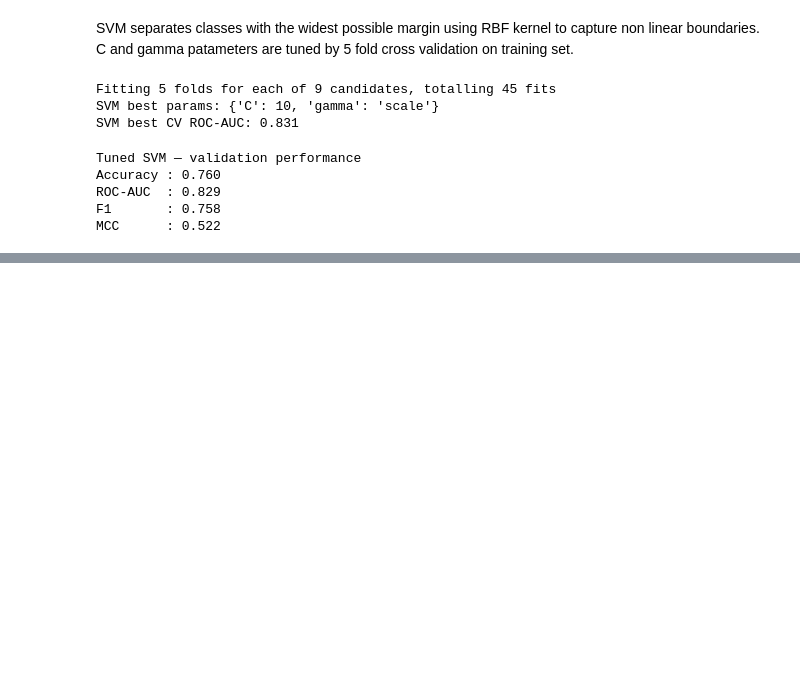
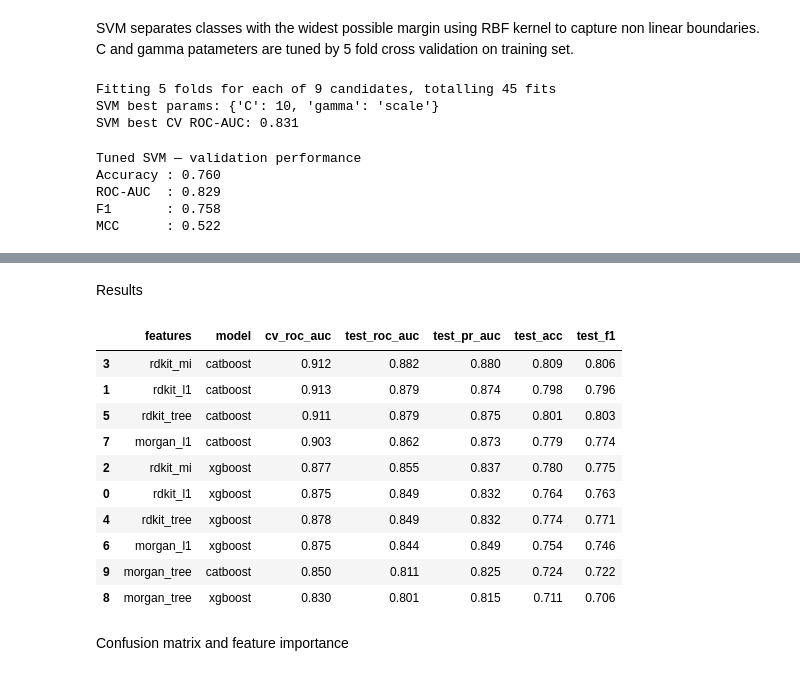
Before and after one commit to celluwee/cheminf-project, a Jupyter notebook: classification/Classification.ipynb, the cells around one changed output, grey strips where cells are left out. Drawn from its saved outputs; the diff is of its cells as text; code cells hidden in the pictures; blank space fills up the shorter version.

```diff
--- a/classification/Classification.ipynb
+++ b/classification/Classification.ipynb
@@ -233,0 +475,33 @@ MCC      : 0.522
+# %%
+feature_sets = {
+    'rdkit_l1': (Xtr_sel, Xva_sel, Xte_sel),
+    'rdkit_mi': (Xtr_mi, Xva_mi, Xte_mi),
+    'rdkit_tree': (Xtr_tree, Xva_tree, Xte_tree),
+    'morgan_l1': (Xtr_morsel, Xva_morsel, Xte_morsel),
+    'morgan_tree': (Xtr_mtree, Xva_mtree, Xte_mtree),
+}
+
+cv = StratifiedKFold(n_splits=5, shuffle=True, random_state=42)
+
+# num of trees motivated by the plots above
+xgb_trees = {
+    'rdkit': [15, 21, 30],
+    'morgan': [55, 71, 90],
+}
+cat_trees = {
+    'rdkit': [200, 281, 350],
+    'morgan': [250, 291, 400],
+}
+
+def get_grid(model_name, feat_type):
+    if model_name == 'xgboost':
+        return {
+            'n_estimators': xgb_trees[feat_type],
+            'max_depth': [3, 5, 7],
+            'learning_rate': [0.03, 0.1],
+        }
+    return {
+        'iterations': cat_trees[feat_type],
+        'depth': [4, 6, 8],
+        'learning_rate': [0.03, 0.05, 0.1],
+    }
@@ -233,0 +564,19 @@ MCC      : 0.522
+# %% [markdown]
+Results
+# %%
+results_cv = pd.DataFrame(rows).sort_values('test_roc_auc', ascending=False)
+results_cv.iloc[:, :-1]
+# %% [output]
+|  | features | model | cv_roc_auc | test_roc_auc | test_pr_auc | test_acc | test_f1 |
+| 3 | rdkit_mi | catboost | 0.912 | 0.882 | 0.880 | 0.809 | 0.806 |
+| 1 | rdkit_l1 | catboost | 0.913 | 0.879 | 0.874 | 0.798 | 0.796 |
+| 5 | rdkit_tree | catboost | 0.911 | 0.879 | 0.875 | 0.801 | 0.803 |
+| 7 | morgan_l1 | catboost | 0.903 | 0.862 | 0.873 | 0.779 | 0.774 |
+| 2 | rdkit_mi | xgboost | 0.877 | 0.855 | 0.837 | 0.780 | 0.775 |
+| 0 | rdkit_l1 | xgboost | 0.875 | 0.849 | 0.832 | 0.764 | 0.763 |
+| 4 | rdkit_tree | xgboost | 0.878 | 0.849 | 0.832 | 0.774 | 0.771 |
+| 6 | morgan_l1 | xgboost | 0.875 | 0.844 | 0.849 | 0.754 | 0.746 |
+| 9 | morgan_tree | catboost | 0.850 | 0.811 | 0.825 | 0.724 | 0.722 |
+| 8 | morgan_tree | xgboost | 0.830 | 0.801 | 0.815 | 0.711 | 0.706 |
+# %% [markdown]
+Confusion matrix and feature importance
```
Also changed, not shown: parts of 49 cells of this notebook.
